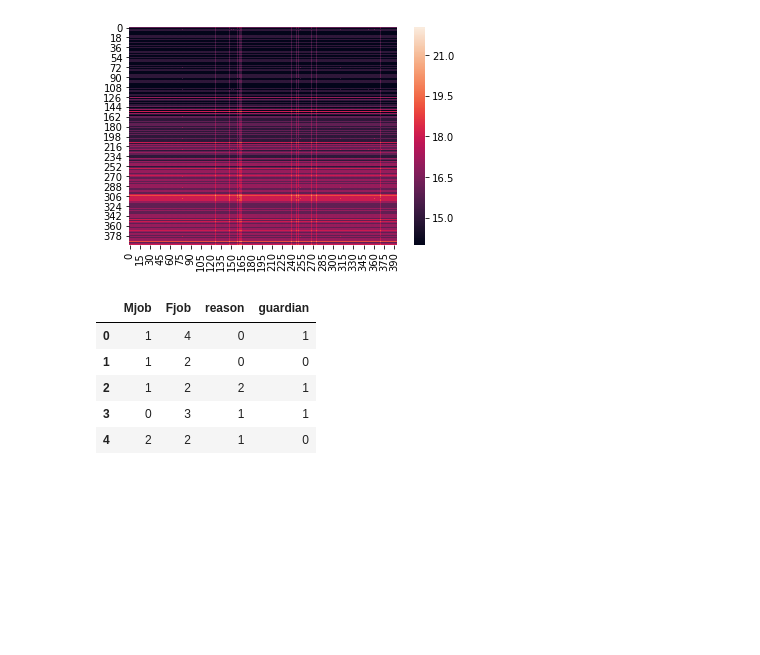
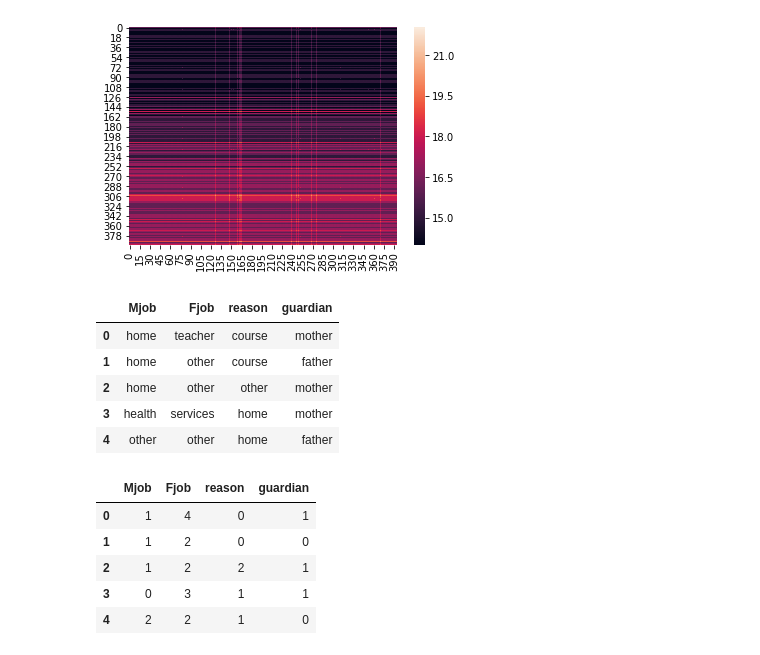
Before and after one commit to ujjwalavishek/LAB5DMDW, a Jupyter notebook: ASSIGNMENT5.ipynb, the cells around one changed output. Drawn from its saved outputs; the diff is of its cells as text; code cells hidden in the pictures; blank space fills up the shorter version.

```diff
--- a/ASSIGNMENT5.ipynb
+++ b/ASSIGNMENT5.ipynb
@@ -115,7 +115,15 @@ plt.show()
 # %%
 nominal=df[['Mjob','Fjob','reason','guardian']]
 nominal=nominal.replace('at_home','home')
 nominal=(nominal.astype('category'))
+nominal.head()
+# %% [output]
+|  | Mjob | Fjob | reason | guardian |
+| 0 | home | teacher | course | mother |
+| 1 | home | other | course | father |
+| 2 | home | other | other | mother |
+| 3 | health | services | home | mother |
+| 4 | other | other | home | father |
 # %%
 from sklearn.preprocessing import LabelEncoder
 lb=LabelEncoder()
```
